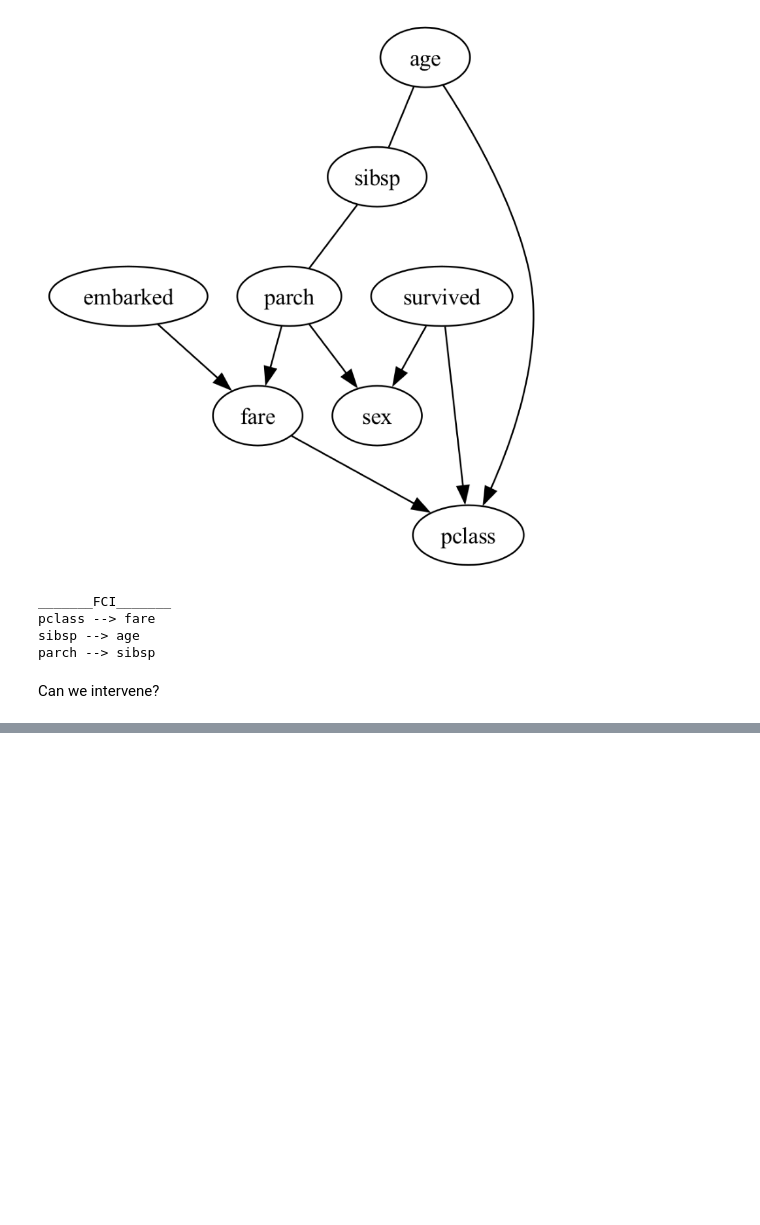
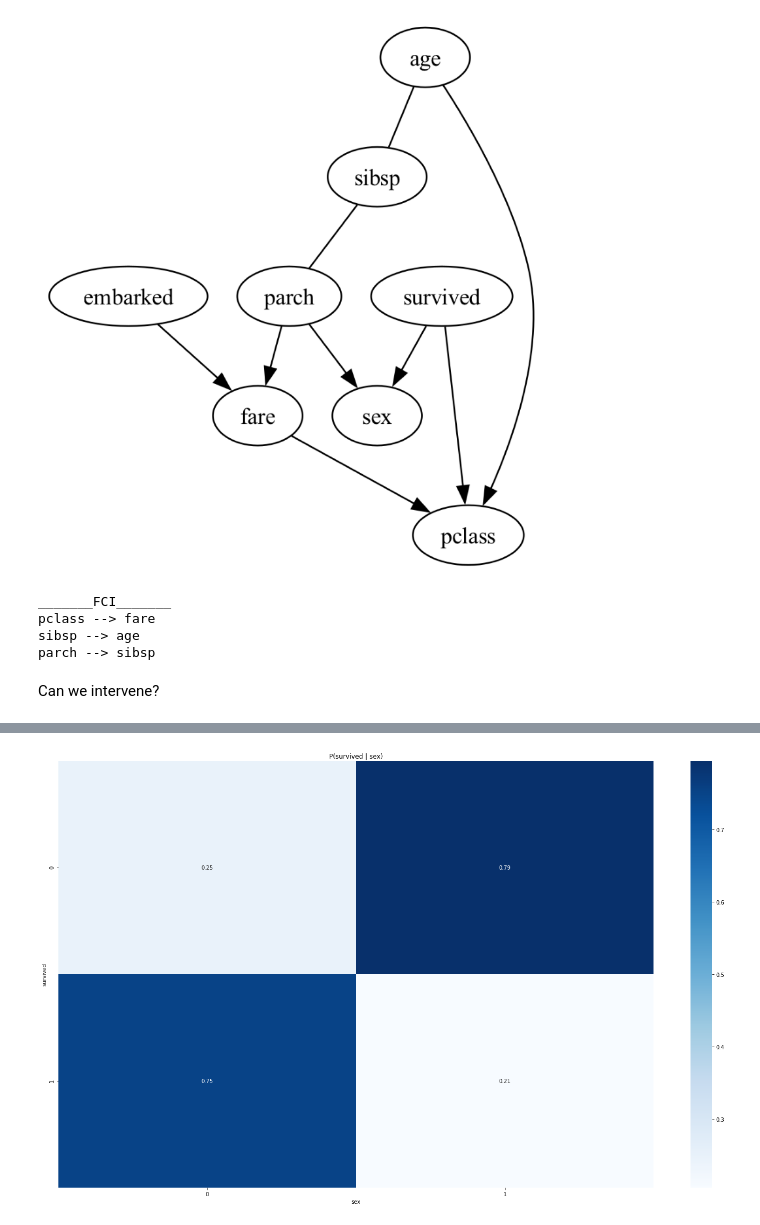
Before and after one commit to eigenhenry/experiments, a Jupyter notebook: titanic.ipynb, the cells around one changed output, grey strips where cells are left out. Saved outputs shown, nothing was run; the diff lists cells and outputs as text; code cells hidden in the pictures; blank space fills up the shorter version.

```diff
--- a/titanic.ipynb
+++ b/titanic.ipynb
@@ -358,0 +569,10 @@ Diverse Counterfactual set (new outcome: 1)
+# %%
+import seaborn as sns
+import matplotlib.pyplot as plt
+
+heatmap_data = pd.crosstab(df['survived'], df['sex'], normalize='columns')
+sns.heatmap(heatmap_data, annot=True, cmap='Blues')
+plt.title('P(survived | sex)')
+plt.show()
+# %% [output]
+[figure, added]
```
Also changed, not shown: parts of 23 cells of this notebook.
